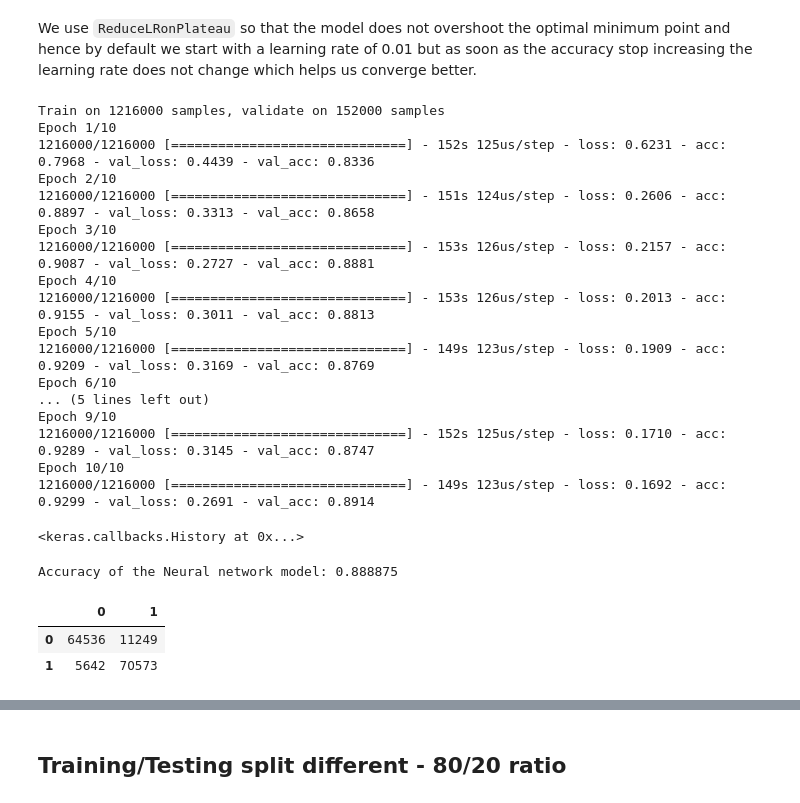
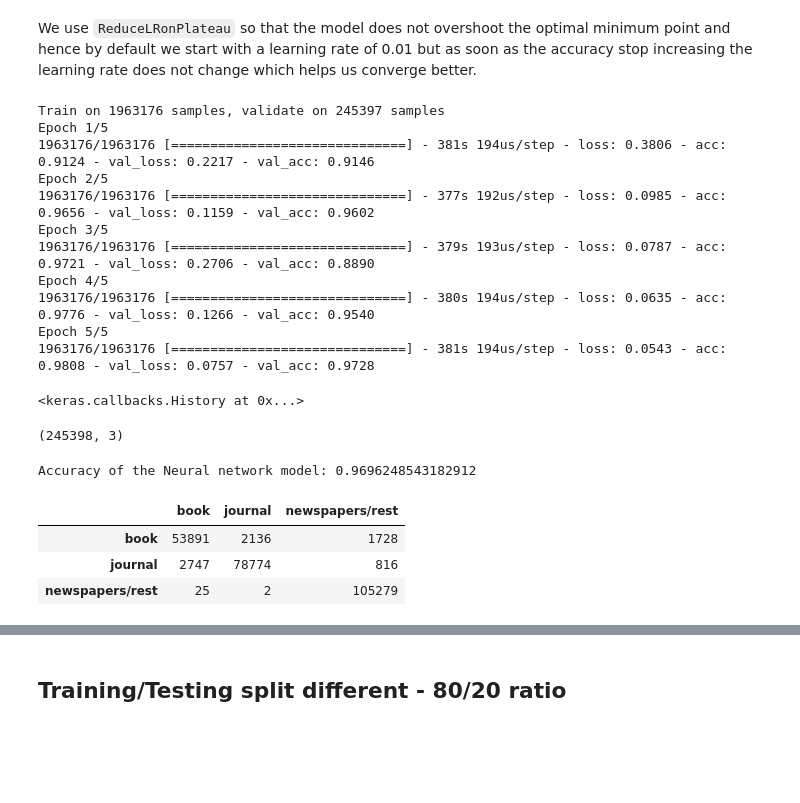
Before and after one commit to Harshdeep1996/cite-classifications-wiki, a Jupyter notebook: notebooks/models/citation_network.ipynb, the cells around one changed output, grey strips where cells are left out. Drawn from its saved outputs; the diff is of its cells as text; code cells hidden in the pictures; blank space fills up the shorter version.

```diff
--- a/notebooks/models/citation_network.ipynb
+++ b/notebooks/models/citation_network.ipynb
@@ -676,7 +787,7 @@ def classification_model():
     main_input = Input(shape=(35, 2), name='time_input')
     lstm_out = LSTM(32)(main_input)
 
-    auxiliary_input = Input(shape=(473,), name='aux_input')
+    auxiliary_input = Input(shape=(476,), name='aux_input')
     # Converging the auxiliary input with the LSTM output
     x = keras.layers.concatenate([lstm_out, auxiliary_input])
 
@@ -686,11 +797,11 @@ def classification_model():
     x = Dense(64, activation='relu')(x)
     x = Dense(32, activation='relu')(x)
 
-    main_output = Dense(1, activation='sigmoid', name='main_output')(x)
+    main_output = Dense(3, activation='softmax', name='main_output')(x)
     model = Model(inputs=[main_input, auxiliary_input], outputs=[main_output])
 
     model.compile(
-        optimizer='adam', loss={'main_output': 'binary_crossentropy'},
+        optimizer='adam', loss={'main_output': 'categorical_crossentropy'},
         loss_weights={'main_output': 1.}, metrics=['acc']
     )
     return model
@@ -719,31 +830,25 @@ ________________________________________________________________________________
 # %% [markdown]
 We use `ReduceLRonPlateau` so that the model does not overshoot the optimal minimum point and hence by default we start with a learning rate of 0.01 but as soon as the accuracy stop increasing the learning rate does not change which helps us converge better.
 # %%
-reduce_lr = ReduceLROnPlateau(monitor='val_loss', factor=0.2, patience=5, min_lr=0.001)
+reduce_lr = ReduceLROnPlateau(monitor='val_loss', factor=0.2, patience=2, min_lr=0.001)
 # %%
 # Running the model with the training, testing and validation set and for 10 epocsh and size 256
 model.fit({'time_input': trained_pca,
            'aux_input': np.array(training_auxiliary)
-    }, {'main_output': np.array(y_train) },
-          validation_data=([val_pca, np.array(validation_auxiliary)], [np.array(y_val)]),
-          epochs=10, batch_size=256, callbacks=[reduce_lr], shuffle=True
+    }, {'main_output': y_train_oh },
+          validation_data=([val_pca, np.array(validation_auxiliary)], [y_val_oh]),
+          epochs=5, batch_size=256, callbacks=[reduce_lr], shuffle=True
 )
 # %% [output]
-Train on 1216000 samples, validate on 152000 samples
-Epoch 1/10
-1216000/1216000 [==============================] - 152s 125us/step - loss: 0.6231 - acc: 0.7968 - val_loss: 0.4439 - val_acc: 0.8336
-Epoch 2/10
-1216000/1216000 [==============================] - 151s 124us/step - loss: 0.2606 - acc: 0.8897 - val_loss: 0.3313 - val_acc: 0.8658
-Epoch 3/10
-1216000/1216000 [==============================] - 153s 126us/step - loss: 0.2157 - acc: 0.9087 - val_loss: 0.2727 - val_acc: 0.8881
-Epoch 4/10
-1216000/1216000 [==============================] - 153s 126us/step - loss: 0.2013 - acc: 0.9155 - val_loss: 0.3011 - val_acc: 0.8813
-Epoch 5/10
-1216000/1216000 [==============================] - 149s 123us/step - loss: 0.1909 - acc: 0.9209 - val_loss: 0.3169 - val_acc: 0.8769
-Epoch 6/10
-... (5 lines left out)
-Epoch 9/10
-1216000/1216000 [==============================] - 152s 125us/step - loss: 0.1710 - acc: 0.9289 - val_loss: 0.3145 - val_acc: 0.8747
-Epoch 10/10
-1216000/1216000 [==============================] - 149s 123us/step - loss: 0.1692 - acc: 0.9299 - val_loss: 0.2691 - val_acc: 0.8914
+Train on 1963176 samples, validate on 245397 samples
+Epoch 1/5
+1963176/1963176 [==============================] - 381s 194us/step - loss: 0.3806 - acc: 0.9124 - val_loss: 0.2217 - val_acc: 0.9146
+Epoch 2/5
+1963176/1963176 [==============================] - 377s 192us/step - loss: 0.0985 - acc: 0.9656 - val_loss: 0.1159 - val_acc: 0.9602
+Epoch 3/5
+1963176/1963176 [==============================] - 379s 193us/step - loss: 0.0787 - acc: 0.9721 - val_loss: 0.2706 - val_acc: 0.8890
+Epoch 4/5
+1963176/1963176 [==============================] - 380s 194us/step - loss: 0.0635 - acc: 0.9776 - val_loss: 0.1266 - val_acc: 0.9540
+Epoch 5/5
+1963176/1963176 [==============================] - 381s 194us/step - loss: 0.0543 - acc: 0.9808 - val_loss: 0.0757 - val_acc: 0.9728
 <keras.callbacks.History at 0x...>
@@ -753,12 +863,24 @@ y_pred = prediction > 0.5
+# %%
+prediction.shape
+# %% [output]
+(245398, 3)
+# %%
+# np.amax(prediction, axis=1)
+y_pred = np.argmax(prediction, axis=1)
 # %%
-print("Accuracy of the Neural network model:", metrics.accuracy_score(y_test, y_pred))
+print("Accuracy of the Neural network model:", accuracy_score(y_test, y_pred))
 # confusion matrix of the results/testing set
-pd.DataFrame(confusion_matrix(y_test, y_pred))
+res = pd.DataFrame(confusion_matrix(y_test, y_pred))
+res.index = ['book', 'journal', 'newspapers/rest']
+res.columns = ['book', 'journal', 'newspapers/rest']
+
+res
 # %% [output]
-Accuracy of the Neural network model: 0.888875
+Accuracy of the Neural network model: 0.9696248543182912
-|  | 0 | 1 |
-| 0 | 64536 | 11249 |
-| 1 | 5642 | 70573 |
+|  | book | journal | newspapers/rest |
+| book | 53891 | 2136 | 1728 |
+| journal | 2747 | 78774 | 816 |
+| newspapers/rest | 25 | 2 | 105279 |
 # %%
 # Make a dataframe which contains the predicted and true labels for the testing set
 predict_val = pd.DataFrame(
```
Also changed, not shown: parts of 102 cells of this notebook.
